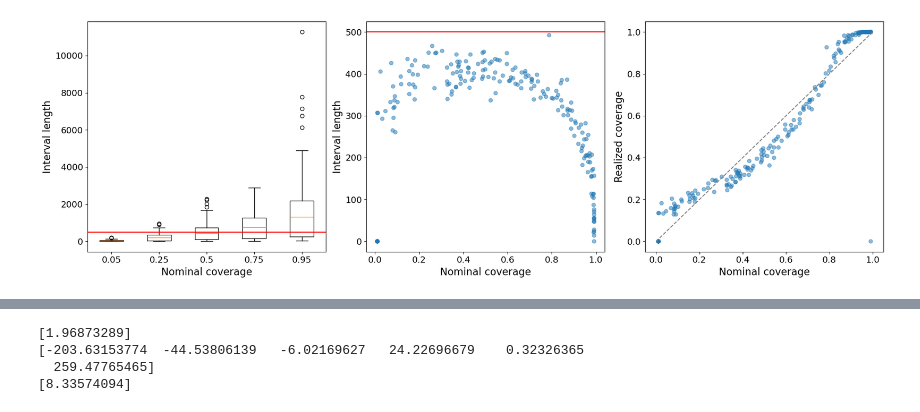
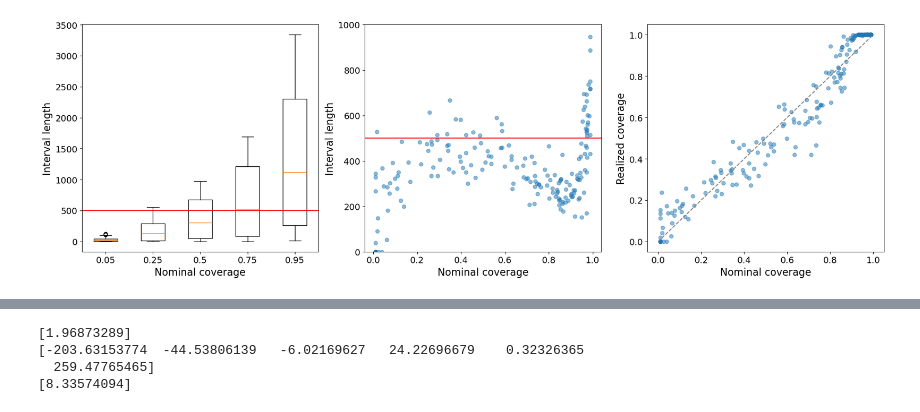
Before and after one commit to jjcherian/conformal-safety, a Jupyter notebook: notebooks/alpha_experiment.ipynb, the cells around one changed output, grey strips where cells are left out. Drawn from its saved outputs; the diff is of its cells as text; code cells hidden in the pictures.

```diff
--- a/notebooks/alpha_experiment.ipynb
+++ b/notebooks/alpha_experiment.ipynb
@@ -110,78 +92,84 @@ plt.scatter(x_calib[:,0], quantile_fn(x_calib))
 # %%
-# seed = 1
-# nominal = []
-# realized = []
-# lengths = []
-# lengths_xlarge = []
-# lengths_large = []
-# lengths_medium = []
-# lengths_small = []
-# lengths_xsmall = []
-# xs = []
-# for seed in tqdm(range(200)):
-#     rng = np.random.default_rng(seed=seed)
-#     n = 1000
+seed = 1
+nominal = []
+realized = []
+lengths = []
+lengths_xlarge = []
+lengths_large = []
+lengths_medium = []
+lengths_small = []
+lengths_xsmall = []
+xs = []
+for seed in tqdm(range(200)):
+    rng = np.random.default_rng(seed=seed)
+    n = 200
 
-#     dataset = generate_dataset(rng, n, p)
-#     data_calib, data_test = split_dataset(dataset, rng, train_frac=1)
+    dataset = generate_dataset(rng, n, p)
+    data_calib, data_test = split_dataset(dataset, rng, train_frac=1)
 
-#     x_calib, y_calib = data_calib
-#     score_fn = lambda x, y: np.abs(y)
-#     phi_fn = lambda x : np.concatenate((np.ones((len(x), 1)), x, x**2, quantile_fn(x).reshape(-1,1)), axis=1)
-#     condconf = CondConf(score_fn = score_fn, Phi_fn = phi_fn, quantile_fn = quantile_fn)
-#     condconf.setup_problem(x_calib, y_calib)
+    x_calib, y_calib = data_calib
+    score_fn = lambda x, y: np.abs(y)
+    phi_fn = lambda x : np.concatenate((np.ones((len(x), 1)), x,
+                                        quantile_fn(x).reshape(-1,1)**2),
+                                       axis=1)
+    condconf = CondConf(score_fn = score_fn, Phi_fn = phi_fn, quantile_fn = quantile_fn)
+    condconf.setup_problem(x_calib, y_calib)
 
-#     x_test, y_test = generate_dataset(rng, 1, p)
-#     raw_cutoffs = []
-#     raw_cutoff = condconf.predict(quantile=None, x_test=x_test, score_inv_fn = lambda c, x: c, randomize=False)
-#     raw_cutoffs.append(max(raw_cutoff[0], 0))
-#     lengths.append(2 * raw_cutoffs[0])
+    x_test, y_test = generate_dataset(rng, 1, p)
+    raw_cutoffs = []
+    raw_cutoff = condconf.predict(quantile=None, x_test=x_test, score_inv_fn = lambda c, x: c, randomize=False)
+    raw_cutoffs.append(max(raw_cutoff[0], 0))
+    lengths.append(2 * raw_cutoffs[0])
 
-#     raw_cutoff_xlarge = condconf.predict(quantile=0.95, x_test=x_test, score_inv_fn = lambda c, x: c, randomize=False)
-#     raw_cutoff_large = condconf.predict(quantile=0.75, x_test=x_test, score_inv_fn = lambda c, x: c, randomize=False)
-#     raw_cutoff_medium = condconf.predict(quantile=0.5, x_test=x_test, score_inv_fn = lambda c, x: c, randomize=False)
-#     raw_cutoff_small = condconf.predict(quantile=0.25, x_test=x_test, score_inv_fn = lambda c, x: c, randomize=False)
-#     raw_cutoff_xsmall = condconf.predict(quantile=0.05, x_test=x_test, score_inv_fn = lambda c, x: c, randomize=False)
+    raw_cutoff_xlarge = condconf.predict(quantile=0.95, x_test=x_test, score_inv_fn = lambda c, x: c, randomize=False)
+    raw_cutoff_large = condconf.predict(quantile=0.75, x_test=x_test, score_inv_fn = lambda c, x: c, randomize=False)
+    raw_cutoff_medium = condconf.predict(quantile=0.5, x_test=x_test, score_inv_fn = lambda c, x: c, randomize=False)
+    raw_cutoff_small = condconf.predict(quantile=0.25, x_test=x_test, score_inv_fn = lambda c, x: c, randomize=False)
+    raw_cutoff_xsmall = condconf.predict(quantile=0.05, x_test=x_test, score_inv_fn = lambda c, x: c, randomize=False)
 
-#     lengths_xlarge.append(2 * max(raw_cutoff_xlarge[0], 0))
-#     lengths_large.append(2 * max(raw_cutoff_large[0], 0))
-#     lengths_medium.append(2 * max(raw_cutoff_medium[0], 0))
-#     lengths_small.append(2 * max(raw_cutoff_small[0], 0))
-#     lengths_xsmall.append(2 * max(raw_cutoff_xsmall[0], 0))
+    lengths_xlarge.append(2 * max(raw_cutoff_xlarge[0], 0))
+    lengths_large.append(2 * max(raw_cutoff_large[0], 0))
+    lengths_medium.append(2 * max(raw_cutoff_medium[0], 0))
+    lengths_small.append(2 * max(raw_cutoff_small[0], 0))
+    lengths_xsmall.append(2 * max(raw_cutoff_xsmall[0], 0))
 
-#     pointwise_miscover_test = (1 - norm.cdf(raw_cutoffs, scale=x_test[:,0]**3)) * 2
-#     xs.append(x_test.flatten())
-#     nominal.append(condconf.quantile_fn(x_test))
-#     realized.append(1 - pointwise_miscover_test)
-#     if np.abs(realized[-1] - nominal[-1]) > 0.3:
-#         print(raw_cutoff, realized[-1], nominal[-1])
+    pointwise_miscover_test = (1 - norm.cdf(raw_cutoffs, scale=x_test[:,0]**3)) * 2
+    xs.append(x_test.flatten())
+    nominal.append(condconf.quantile_fn(x_test))
+    realized.append(1 - pointwise_miscover_test)
+    if np.abs(realized[-1] - nominal[-1]) > 0.3:
+        print(raw_cutoff, realized[-1], nominal[-1])
 
 max_len = 500
 fig, (ax1, ax2, ax3) = plt.subplots(1, 3, figsize=(19, 6))
 # ax1.axhline(max_len, color='red')
 ax1.boxplot([lengths_xsmall, lengths_small, lengths_medium, lengths_large, lengths_xlarge])
 ax1.set_xticklabels([0.05, 0.25, 0.5, 0.75, 0.95])
 ax1.axhline(max_len, color='red')
 ax1.tick_params(axis='both', which='major', labelsize=14)
 ax1.set_xlabel("Nominal coverage", fontsize=16)
 ax1.set_ylabel("Interval length", fontsize=16)
 ax2.axhline(max_len, color='red')
 ax2.scatter(nominal, lengths, alpha=0.5)
 ax2.tick_params(axis='both', which='major', labelsize=14)
 ax2.set_xlabel("Nominal coverage", fontsize=16)
 ax2.set_ylabel("Interval length", fontsize=16)
+ax2.set_ylim(0, 1000)
 ax3.scatter(nominal, realized, alpha=0.5)
 ax3.tick_params(axis='both', which='major', labelsize=14)
 ax3.set_xlabel("Nominal coverage", fontsize=16)
 ax3.set_ylabel("Realized coverage", fontsize=16)
 ax3.plot(np.linspace(0, 1, 100), np.linspace(0, 1, 100), '--', color='grey')
 plt.tight_layout()
-plt.savefig('figures/length_control_synthetic.pdf')
+# plt.savefig('figures/length_control_synthetic_v2_deg8_final.pdf')
+
+# nominal_final = nominal
+# realized_final = realized
 
 # plt.hist(lengths)
 # plt.scatter(model.predict(x_test), 1 - pointwise_miscover_test, s=0.3)
 # print(np.mean(np.asarray(lengths) > 500))
 # plt.figure()
 # plt.scatter(np.asarray(xs)[:,0], lengths)
 # %% [output]
-[figure, old version]
+[figure, new version]
```
Also changed, not shown: parts of 6 cells of this notebook, 25 other files.
